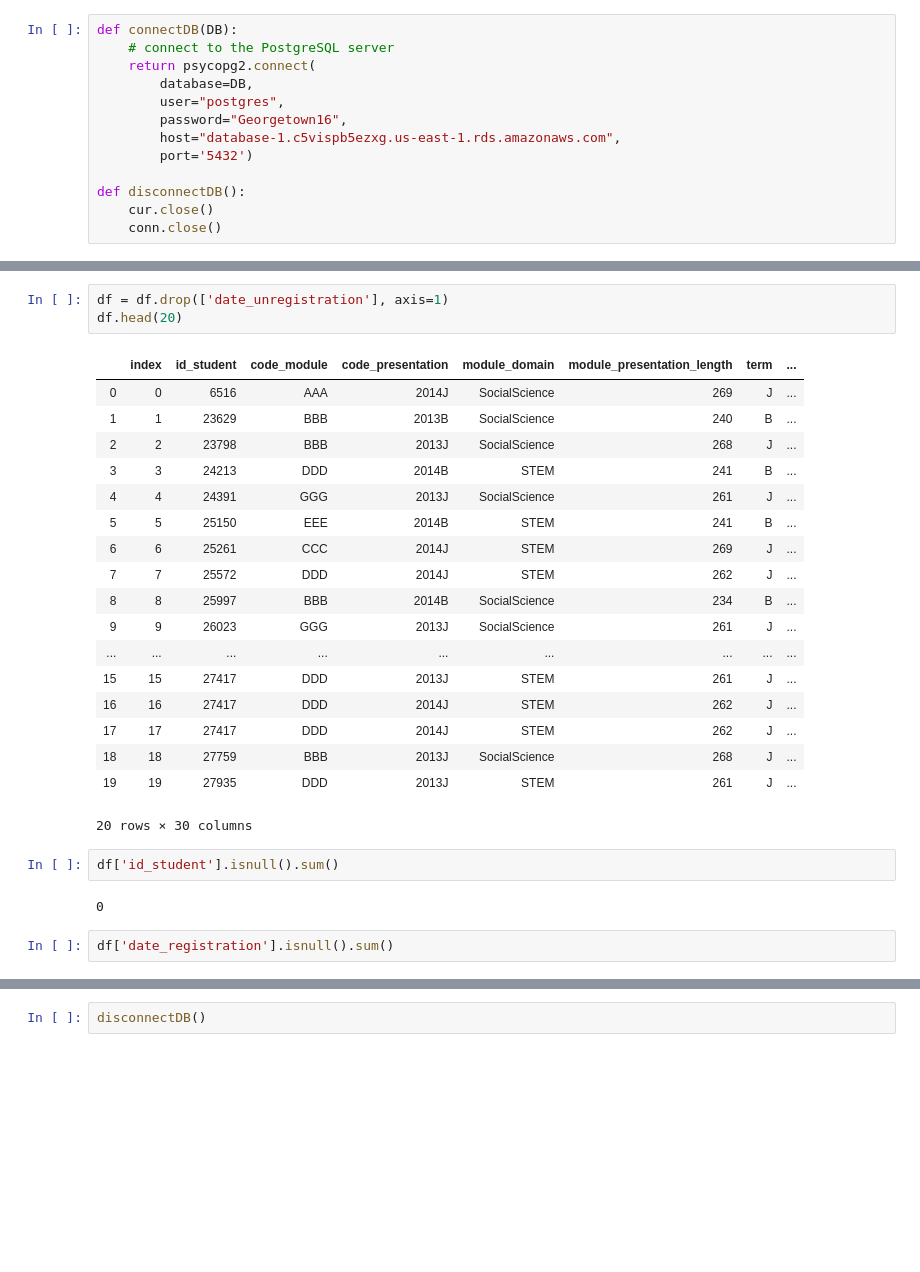
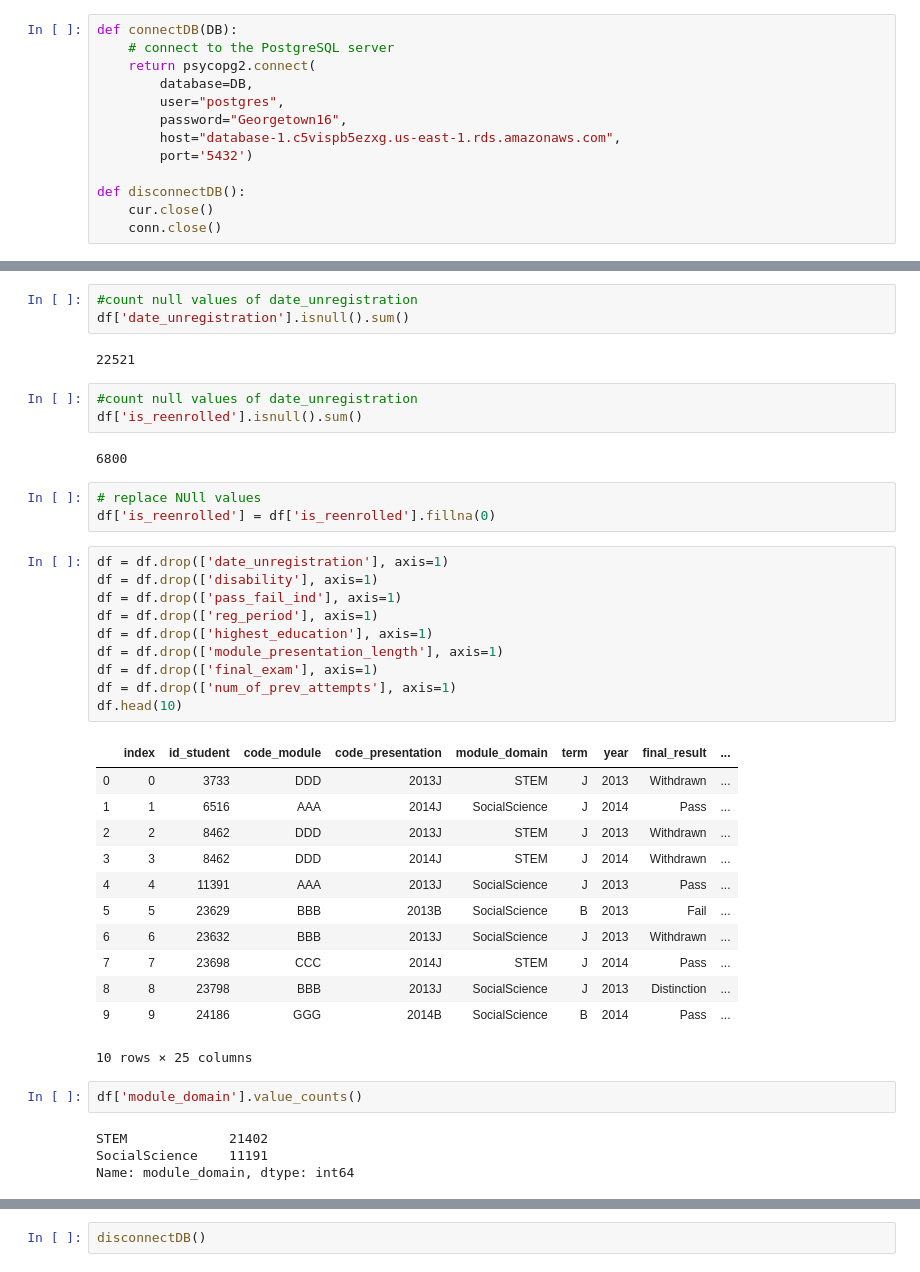
Before and after one commit to lmschreib/Exploratory-Data-Analysis, a Jupyter notebook: Data_wrangling.ipynb, the cells around one changed output, grey strips where cells are left out. Saved outputs shown, nothing was run; the diff lists cells and outputs as text; blank space fills up the shorter version.

```diff
--- a/Data_wrangling.ipynb
+++ b/Data_wrangling.ipynb
@@ -37,28 +35,42 @@ df['date_unregistration'].isnull().sum()
-# %%
-df = df.drop(['date_unregistration'], axis=1)
-df.head(20)
-# %% [output]
-|  | index | id_student | code_module | code_presentation | module_domain | module_presentation_length | term | ... |
-| 0 | 0 | 6516 | AAA | 2014J | SocialScience | 269 | J | ... |
-| 1 | 1 | 23629 | BBB | 2013B | SocialScience | 240 | B | ... |
-| 2 | 2 | 23798 | BBB | 2013J | SocialScience | 268 | J | ... |
-| 3 | 3 | 24213 | DDD | 2014B | STEM | 241 | B | ... |
-| 4 | 4 | 24391 | GGG | 2013J | SocialScience | 261 | J | ... |
-| 5 | 5 | 25150 | EEE | 2014B | STEM | 241 | B | ... |
-| 6 | 6 | 25261 | CCC | 2014J | STEM | 269 | J | ... |
-| 7 | 7 | 25572 | DDD | 2014J | STEM | 262 | J | ... |
-| 8 | 8 | 25997 | BBB | 2014B | SocialScience | 234 | B | ... |
-| 9 | 9 | 26023 | GGG | 2013J | SocialScience | 261 | J | ... |
-| ... | ... | ... | ... | ... | ... | ... | ... | ... |
-| 15 | 15 | 27417 | DDD | 2013J | STEM | 261 | J | ... |
-| 16 | 16 | 27417 | DDD | 2014J | STEM | 262 | J | ... |
-| 17 | 17 | 27417 | DDD | 2014J | STEM | 262 | J | ... |
-| 18 | 18 | 27759 | BBB | 2013J | SocialScience | 268 | J | ... |
-| 19 | 19 | 27935 | DDD | 2013J | STEM | 261 | J | ... |
-20 rows × 30 columns
-# %%
-df['id_student'].isnull().sum()
-# %% [output]
-0
-# %%
-df['date_registration'].isnull().sum()
+# %%
+#count null values of date_unregistration
+df['date_unregistration'].isnull().sum()
+# %% [output]
+22521
+# %%
+#count null values of date_unregistration
+df['is_reenrolled'].isnull().sum()
+# %% [output]
+6800
+# %%
+# replace NUll values
+df['is_reenrolled'] = df['is_reenrolled'].fillna(0)
+# %%
+df = df.drop(['date_unregistration'], axis=1)
+df = df.drop(['disability'], axis=1)
+df = df.drop(['pass_fail_ind'], axis=1)
+df = df.drop(['reg_period'], axis=1)
+df = df.drop(['highest_education'], axis=1)
+df = df.drop(['module_presentation_length'], axis=1)
+df = df.drop(['final_exam'], axis=1)
+df = df.drop(['num_of_prev_attempts'], axis=1)
+df.head(10)
+# %% [output]
+|  | index | id_student | code_module | code_presentation | module_domain | term | year | final_result | ... |
+| 0 | 0 | 3733 | DDD | 2013J | STEM | J | 2013 | Withdrawn | ... |
+| 1 | 1 | 6516 | AAA | 2014J | SocialScience | J | 2014 | Pass | ... |
+| 2 | 2 | 8462 | DDD | 2013J | STEM | J | 2013 | Withdrawn | ... |
+| 3 | 3 | 8462 | DDD | 2014J | STEM | J | 2014 | Withdrawn | ... |
+| 4 | 4 | 11391 | AAA | 2013J | SocialScience | J | 2013 | Pass | ... |
+| 5 | 5 | 23629 | BBB | 2013B | SocialScience | B | 2013 | Fail | ... |
+| 6 | 6 | 23632 | BBB | 2013J | SocialScience | J | 2013 | Withdrawn | ... |
+| 7 | 7 | 23698 | CCC | 2014J | STEM | J | 2014 | Pass | ... |
+| 8 | 8 | 23798 | BBB | 2013J | SocialScience | J | 2013 | Distinction | ... |
+| 9 | 9 | 24186 | GGG | 2014B | SocialScience | B | 2014 | Pass | ... |
+10 rows × 25 columns
+# %%
+df['module_domain'].value_counts()
+# %% [output]
+STEM             21402
+SocialScience    11191
+Name: module_domain, dtype: int64
```
Also changed, not shown: parts of 8 cells of this notebook.
